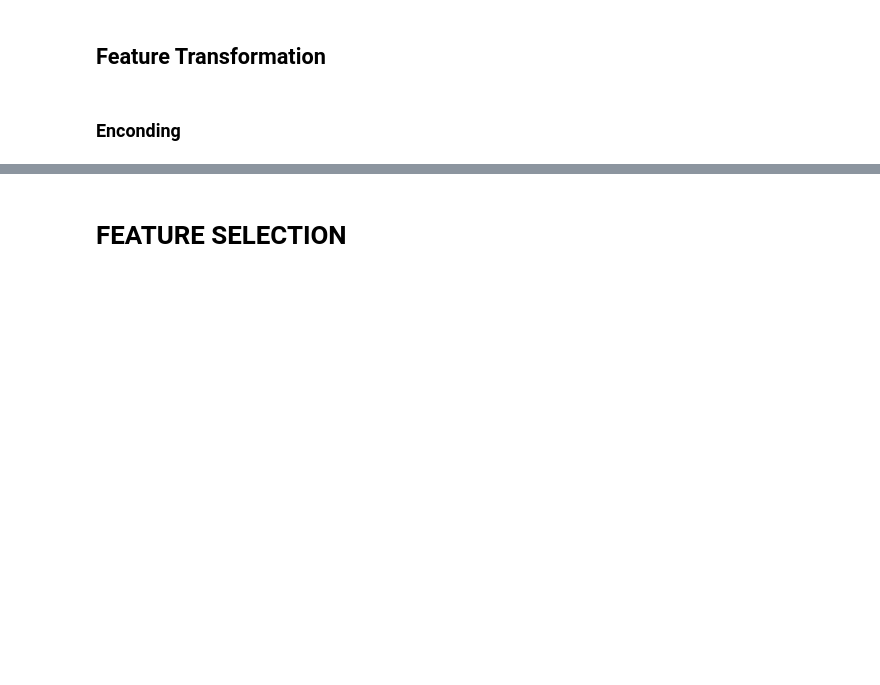
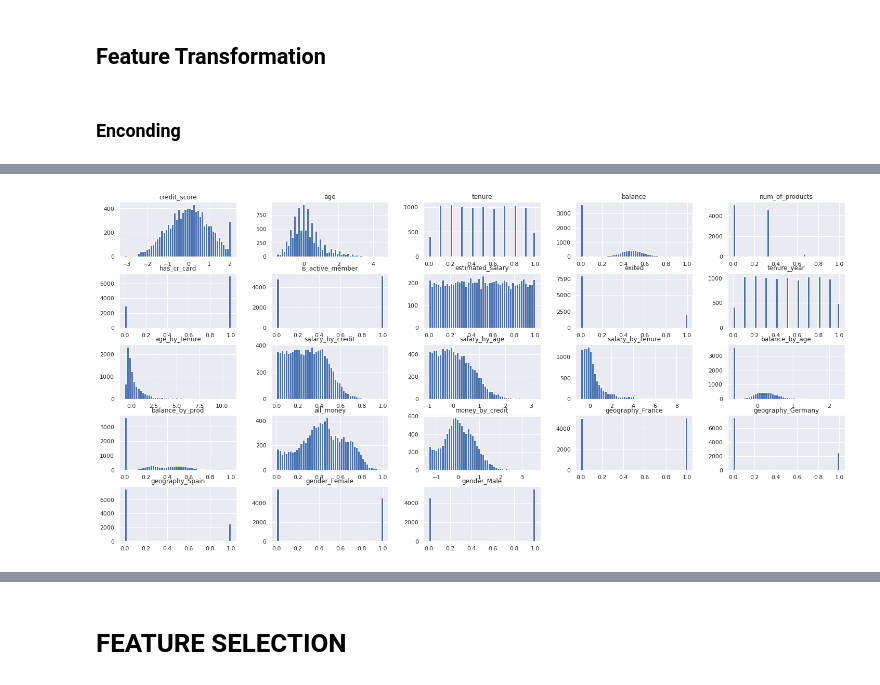
Before and after one commit to marxcerqueira/Kaggle-Client-Churn-Prediction, a Jupyter notebook: notebooks/c1.0-mc-end-to-end-churn-prediction.ipynb, the cells around one changed output, grey strips where cells are left out. Saved outputs shown, nothing was run; the diff lists cells and outputs as text; code cells hidden in the pictures; blank space fills up the shorter version.

```diff
--- a/notebooks/c1.0-mc-end-to-end-churn-prediction.ipynb
+++ b/notebooks/c1.0-mc-end-to-end-churn-prediction.ipynb
@@ -2016,0 +2047,6 @@ pickle.dump(rss, open('/home/marxcerqueira/repos/Data-Science-Projects/Kaggle-Cl
+# %%
+# Apply One-Hot-Encoding on the features 'gender' and 'geography' due its low cardinality,
+# so it will generate only few extra columns
+
+df4 = pd.get_dummies(df4, prefix = ['geography'], columns = ['geography'], dtype = 'int64')
+df4 = pd.get_dummies(df4, prefix = ['gender'], columns = ['gender'], dtype = 'int64')
@@ -2020,0 +2064,3 @@ pickle.dump(rss, open('/home/marxcerqueira/repos/Data-Science-Projects/Kaggle-Cl
+# %%
+num_att = df4.select_dtypes(include = 'number')
+num_att.head()
@@ -2020,0 +2074,4 @@ pickle.dump(rss, open('/home/marxcerqueira/repos/Data-Science-Projects/Kaggle-Cl
+# %%
+num_att.hist(bins = 50);
+# %% [output]
+[figure, added]
```
Also changed, not shown: parts of 189 cells of this notebook.
